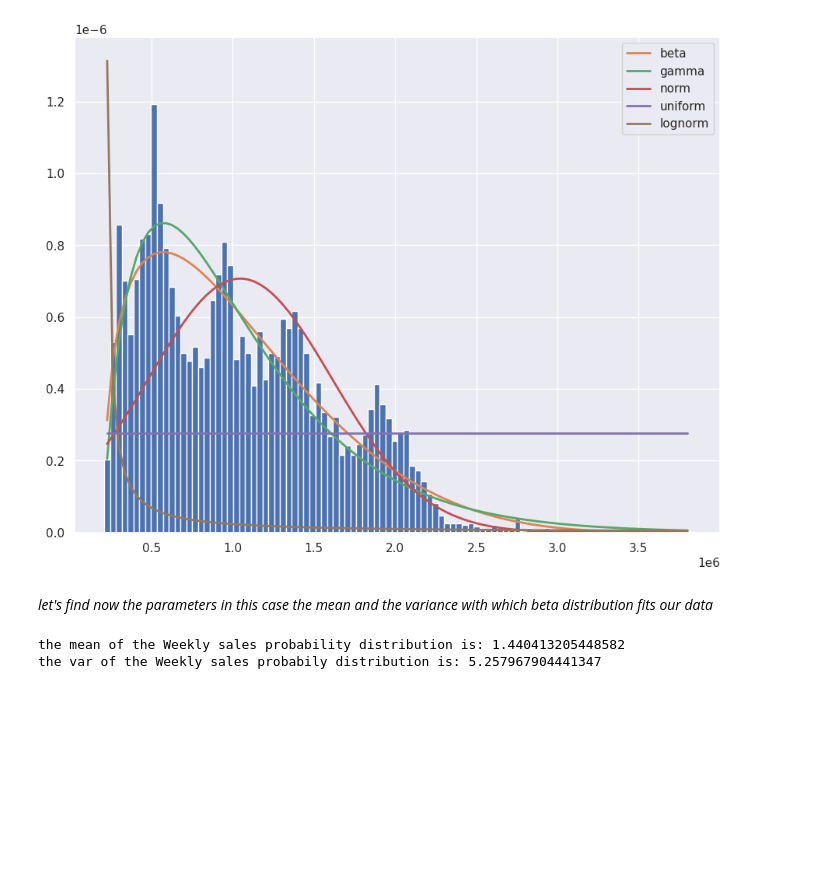
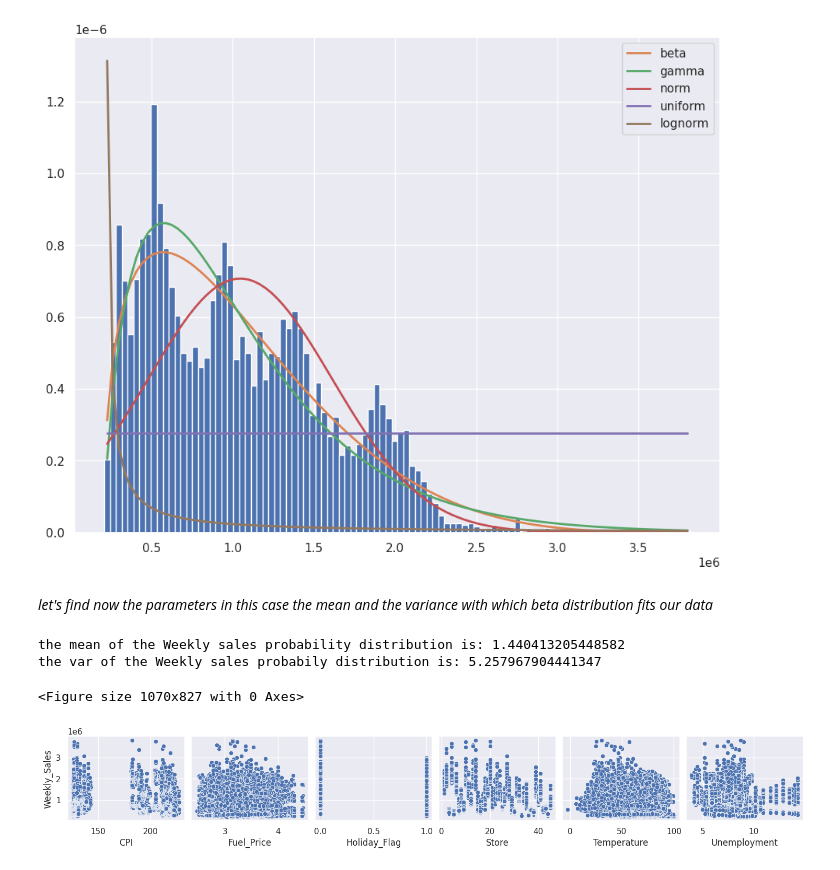
Before and after one commit to Apricold/Walmart_Analysis_Dataset, a Jupyter notebook: walmart_analysis.ipynb, the cells around one changed output. Cells and saved outputs as stored; diff of their text form; code cells hidden in the pictures; blank space fills up the shorter version.

```diff
--- a/walmart_analysis.ipynb
+++ b/walmart_analysis.ipynb
@@ -176,3 +177,12 @@ print(f'the mean of the Weekly sales probability distribution is: {mean}\nthe va
 # %% [output]
 the mean of the Weekly sales probability distribution is: 1.440413205448582
 the var of the Weekly sales probabily distribution is: 5.257967904441347
+# %%
+plt.figure()
+cols_to_plot = df.loc[:, df.columns != 'Date']
+cols_to_plot=cols_to_plot.columns[:-1] # explicitly add the column "Outcome" to your list of columns to plot
+sns.pairplot(df,x_vars=cols_to_plot,y_vars='Weekly_Sales')
+plt.show()
+# %% [output]
+<Figure size 1070x827 with 0 Axes>
+[figure, added]
```
Also changed, not shown: parts of 3 cells of this notebook.
